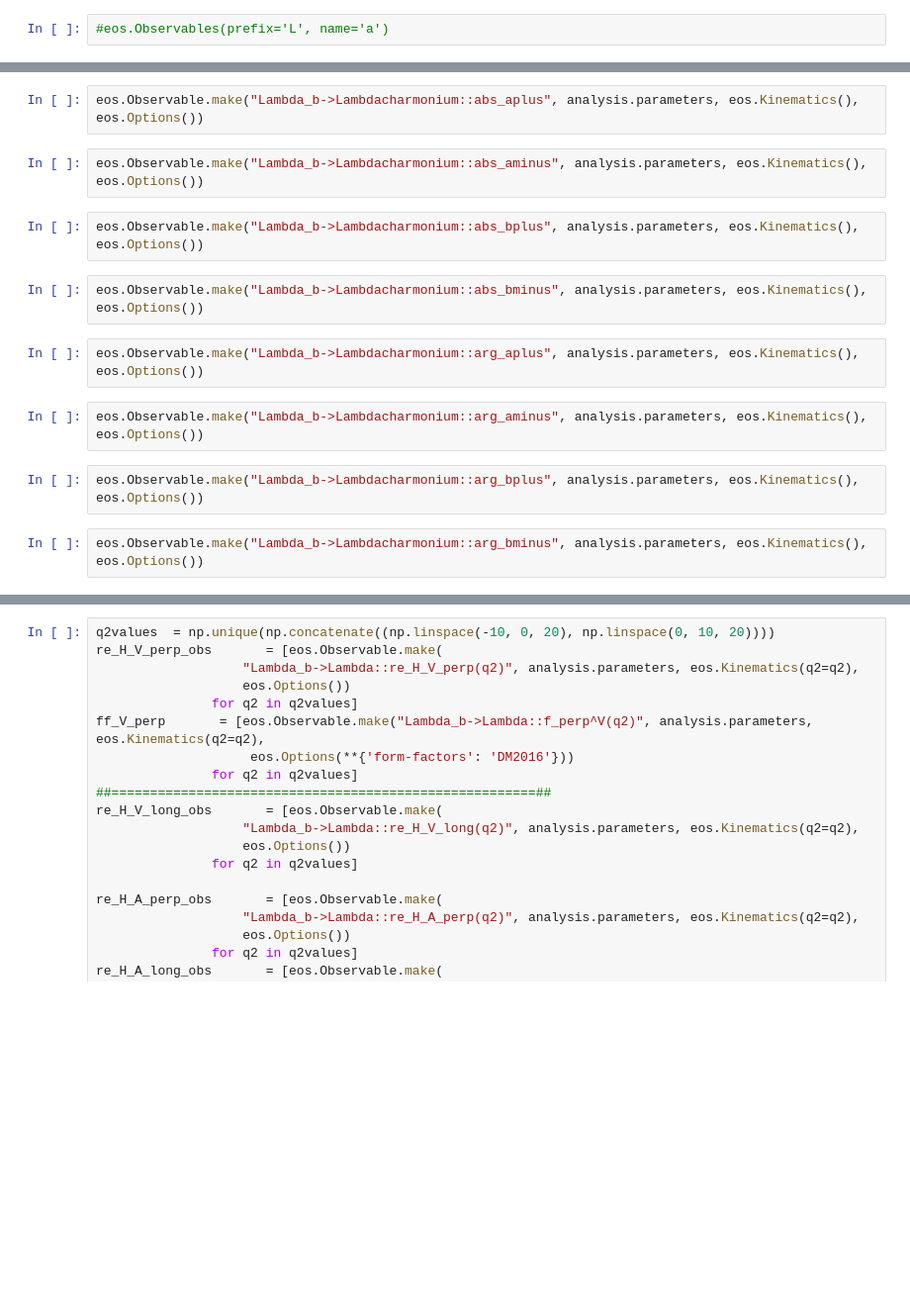
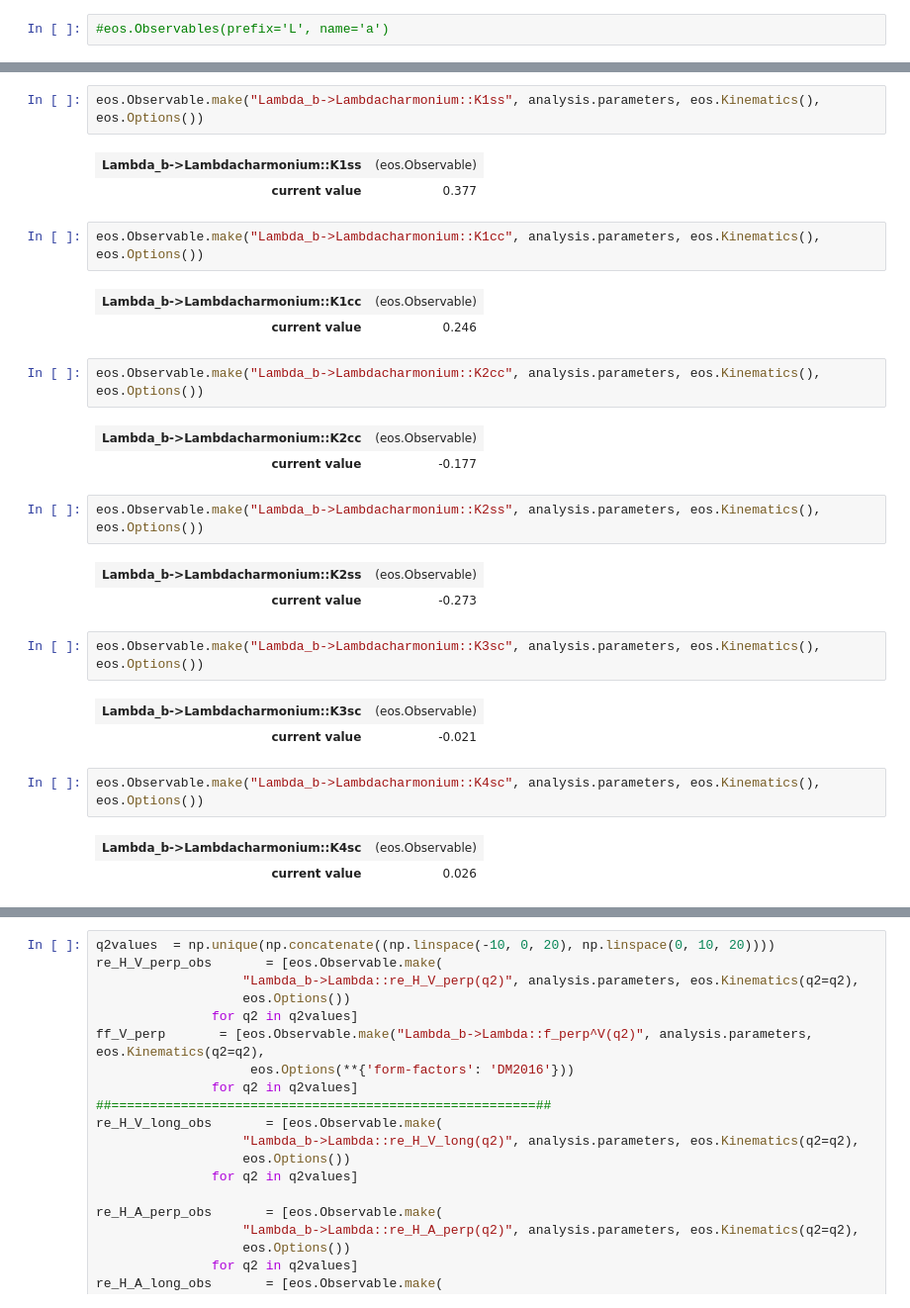
Before and after one commit to MuslemRahimi/eos, a Jupyter notebook: examples/Lb-to-L-Psi_crosscheck.ipynb, the cells around one changed output, grey strips where cells are left out. Shown: that part at 99% size. Drawn from its saved outputs; the diff is of its cells as text; blank space fills up the shorter version.

```diff
--- a/examples/Lb-to-L-Psi_crosscheck.ipynb
+++ b/examples/Lb-to-L-Psi_crosscheck.ipynb
@@ -109,18 +94,32 @@ display(analysis.goodness_of_fit())
 # %%
-eos.Observable.make("Lambda_b->Lambdacharmonium::abs_aplus", analysis.parameters, eos.Kinematics(), eos.Options())
+eos.Observable.make("Lambda_b->Lambdacharmonium::K1ss", analysis.parameters, eos.Kinematics(), eos.Options())
+# %% [output]
+| Lambda_b->Lambdacharmonium::K1ss | (eos.Observable) |
+| current value | 0.377 |
 # %%
-eos.Observable.make("Lambda_b->Lambdacharmonium::abs_aminus", analysis.parameters, eos.Kinematics(), eos.Options())
+eos.Observable.make("Lambda_b->Lambdacharmonium::K1cc", analysis.parameters, eos.Kinematics(), eos.Options())
+# %% [output]
+| Lambda_b->Lambdacharmonium::K1cc | (eos.Observable) |
+| current value | 0.246 |
 # %%
-eos.Observable.make("Lambda_b->Lambdacharmonium::abs_bplus", analysis.parameters, eos.Kinematics(), eos.Options())
+eos.Observable.make("Lambda_b->Lambdacharmonium::K2cc", analysis.parameters, eos.Kinematics(), eos.Options())
+# %% [output]
+| Lambda_b->Lambdacharmonium::K2cc | (eos.Observable) |
+| current value | -0.177 |
 # %%
-eos.Observable.make("Lambda_b->Lambdacharmonium::abs_bminus", analysis.parameters, eos.Kinematics(), eos.Options())
+eos.Observable.make("Lambda_b->Lambdacharmonium::K2ss", analysis.parameters, eos.Kinematics(), eos.Options())
+# %% [output]
+| Lambda_b->Lambdacharmonium::K2ss | (eos.Observable) |
+| current value | -0.273 |
 # %%
-eos.Observable.make("Lambda_b->Lambdacharmonium::arg_aplus", analysis.parameters, eos.Kinematics(), eos.Options())
+eos.Observable.make("Lambda_b->Lambdacharmonium::K3sc", analysis.parameters, eos.Kinematics(), eos.Options())
+# %% [output]
+| Lambda_b->Lambdacharmonium::K3sc | (eos.Observable) |
+| current value | -0.021 |
 # %%
-eos.Observable.make("Lambda_b->Lambdacharmonium::arg_aminus", analysis.parameters, eos.Kinematics(), eos.Options())
+eos.Observable.make("Lambda_b->Lambdacharmonium::K4sc", analysis.parameters, eos.Kinematics(), eos.Options())
+# %% [output]
+| Lambda_b->Lambdacharmonium::K4sc | (eos.Observable) |
+| current value | 0.026 |
-# %%
-eos.Observable.make("Lambda_b->Lambdacharmonium::arg_bplus", analysis.parameters, eos.Kinematics(), eos.Options())
-# %%
-eos.Observable.make("Lambda_b->Lambdacharmonium::arg_bminus", analysis.parameters, eos.Kinematics(), eos.Options())
 # %%
 eos.Observable.make("Lambda_b->Lambdacharmonium::alpha_b", analysis.parameters, eos.Kinematics(), eos.Options())
```
Also changed, not shown: parts of 25 cells of this notebook, 9 other files.
